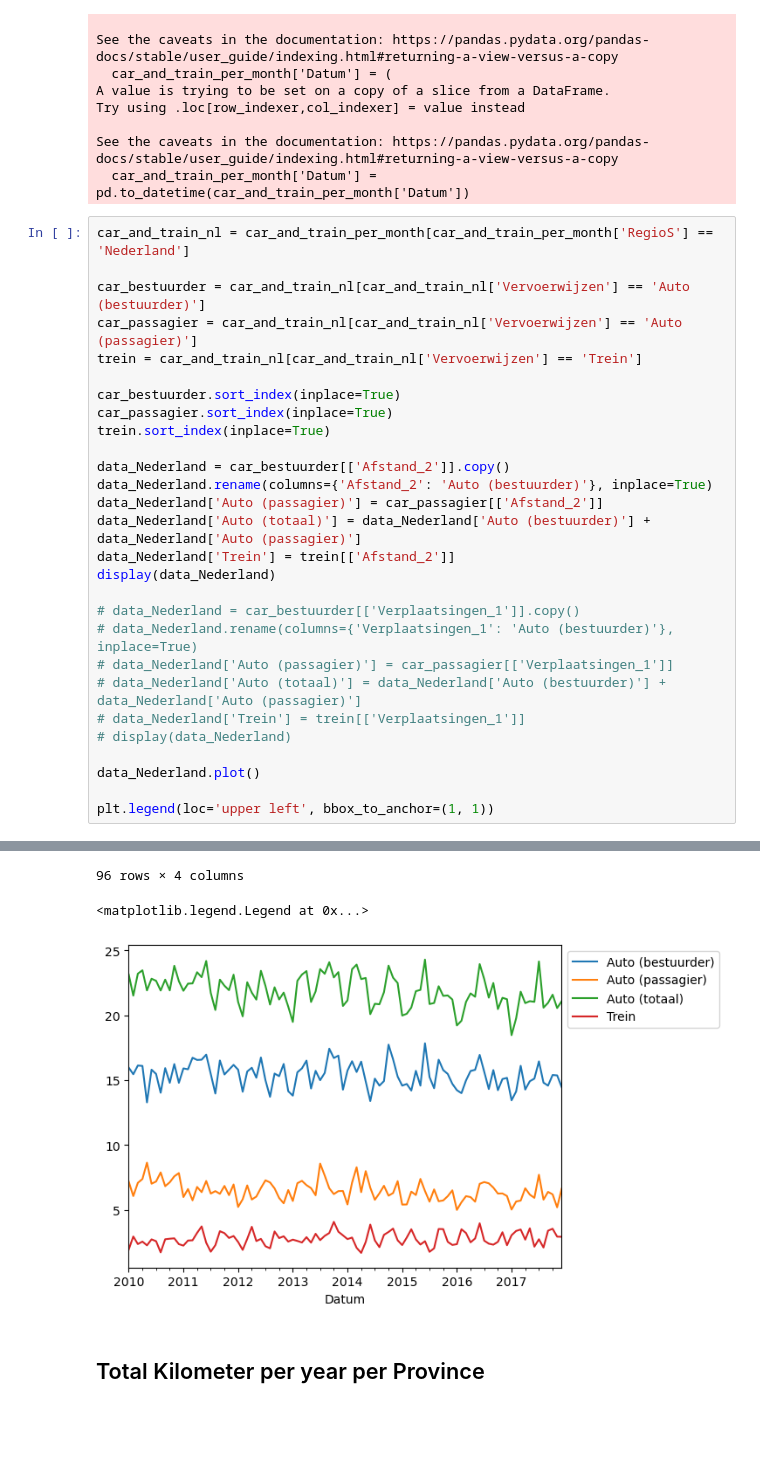
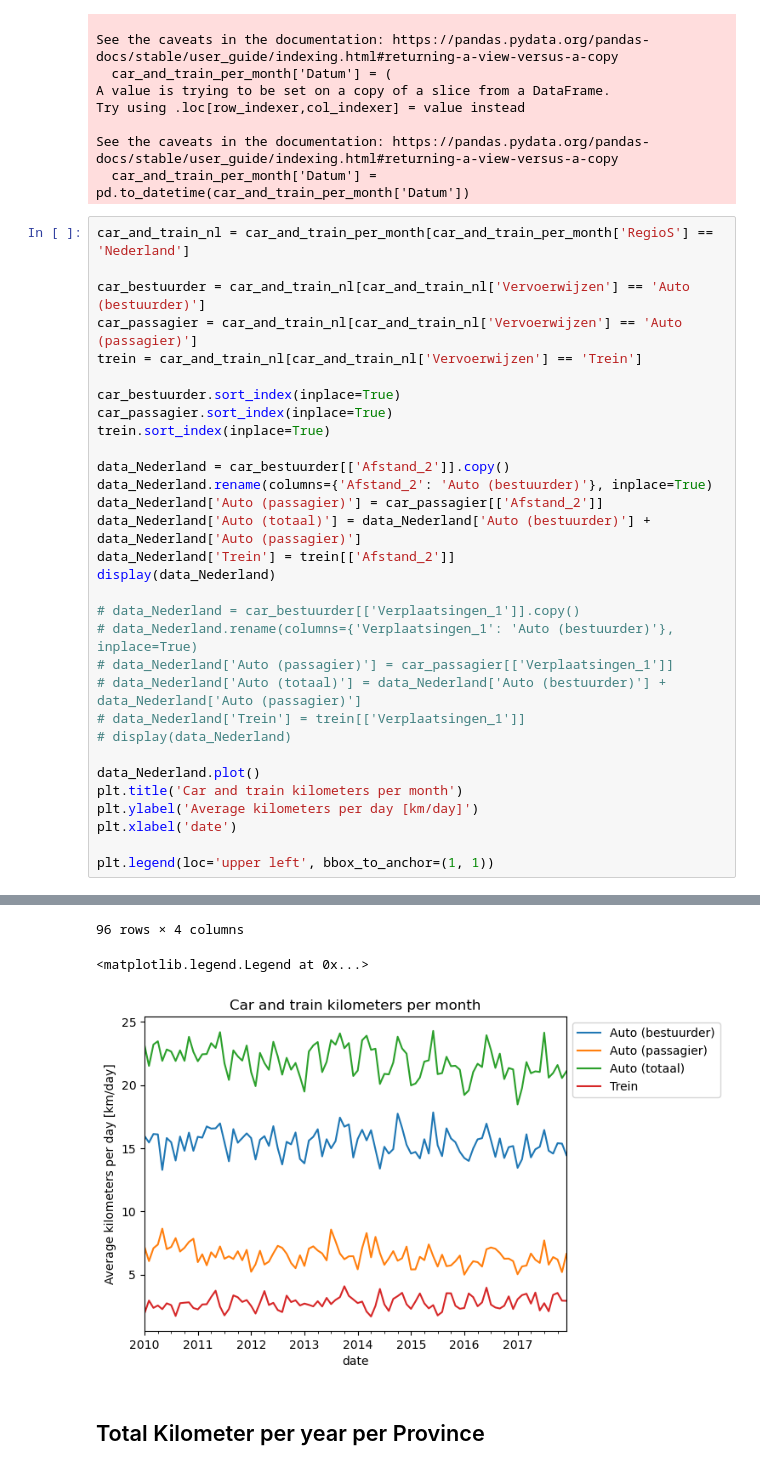
Before and after one commit to lisette-924/TIL6022-group11, a Jupyter notebook: Personenmobiliteit met NAMEN (car and train).ipynb, the cells around one changed output, grey strips where cells are left out. Drawn from its saved outputs; the diff is of its cells as text; blank space fills up the shorter version.

```diff
--- a/Personenmobiliteit met NAMEN (car and train).ipynb
+++ b/Personenmobiliteit met NAMEN (car and train).ipynb
@@ -187,37 +178,40 @@ display(data_Nederland)
 # display(data_Nederland)
 
 data_Nederland.plot()
+plt.title('Car and train kilometers per month')
+plt.ylabel('Average kilometers per day [km/day]')
+plt.xlabel('date')
 
 plt.legend(loc='upper left', bbox_to_anchor=(1, 1))
 # %% [output]
 A value is trying to be set on a copy of a slice from a DataFrame
 
 See the caveats in the documentation: https://pandas.pydata.org/pandas-docs/stable/user_guide/indexing.html#returning-a-view-versus-a-copy
   car_bestuurder.sort_index(inplace=True)
 A value is trying to be set on a copy of a slice from a DataFrame
 
 See the caveats in the documentation: https://pandas.pydata.org/pandas-docs/stable/user_guide/indexing.html#returning-a-view-versus-a-copy
   car_passagier.sort_index(inplace=True)
 A value is trying to be set on a copy of a slice from a DataFrame
 
 See the caveats in the documentation: https://pandas.pydata.org/pandas-docs/stable/user_guide/indexing.html#returning-a-view-versus-a-copy
   trein.sort_index(inplace=True)
 |  | Auto (bestuurder) | Auto (passagier) | Auto (totaal) | Trein |
 | Datum |  |  |  |  |
 | 2010-01-01 | 15.96 | 7.17 | 23.13 | 1.94 |
 | 2010-02-01 | 15.45 | 6.06 | 21.51 | 2.94 |
 | 2010-03-01 | 16.12 | 7.08 | 23.20 | 2.36 |
 | 2010-04-01 | 16.09 | 7.37 | 23.46 | 2.55 |
 | 2010-05-01 | 13.28 | 8.63 | 21.91 | 2.26 |
 | ... | ... | ... | ... | ... |
 | 2017-08-01 | 14.80 | 5.78 | 20.58 | 2.09 |
 | 2017-09-01 | 14.57 | 6.38 | 20.95 | 3.39 |
 | 2017-10-01 | 15.39 | 6.19 | 21.58 | 3.54 |
 | 2017-11-01 | 15.36 | 5.19 | 20.55 | 2.93 |
 | 2017-12-01 | 14.45 | 6.63 | 21.08 | 2.92 |
 96 rows × 4 columns
 <matplotlib.legend.Legend at 0x...>
-[figure, old version]
+[figure, new version]
 # %% [markdown]
 ## Total Kilometer per year per Province
 # %%
```
Also changed, not shown: parts of 2 cells of this notebook.
